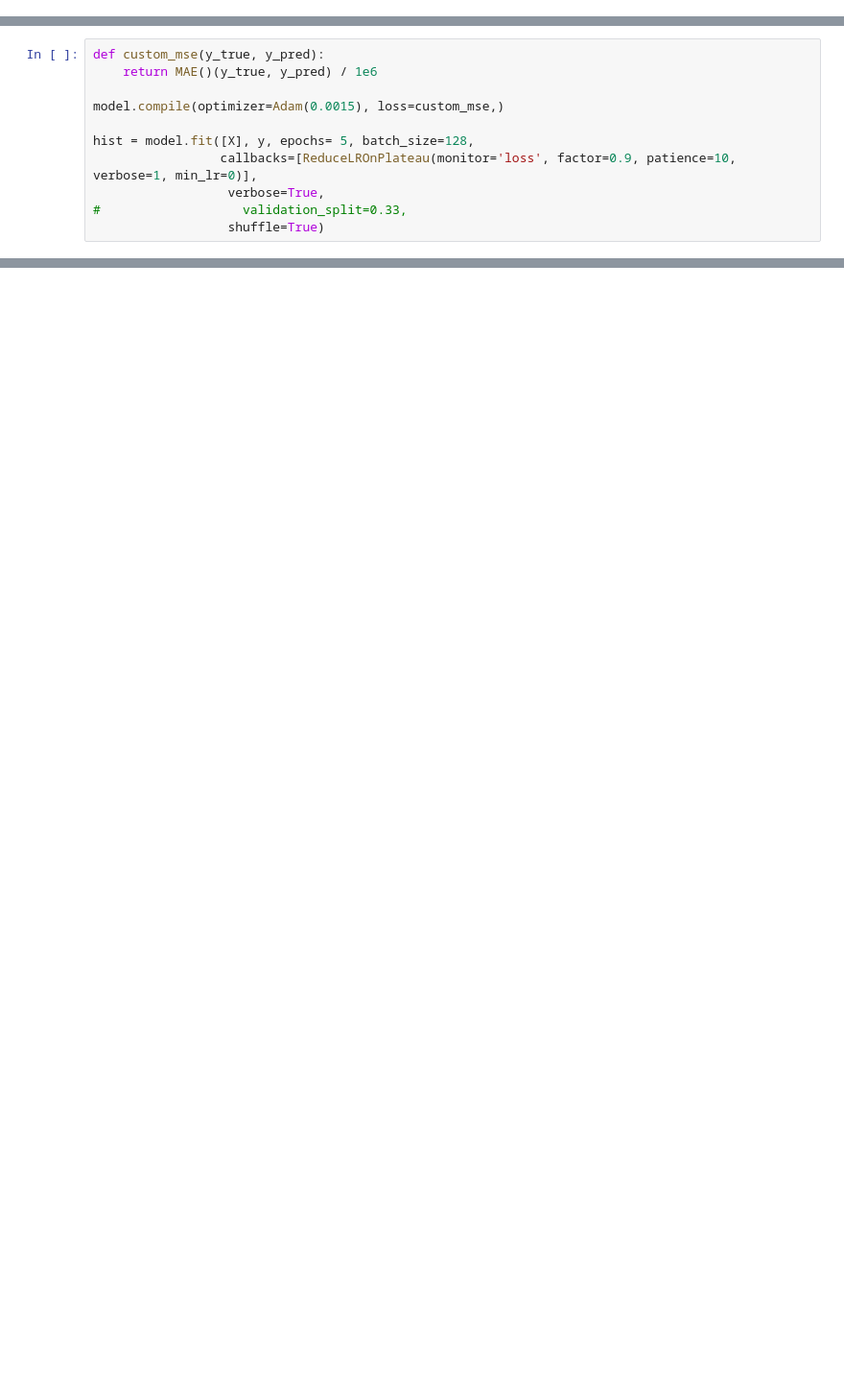
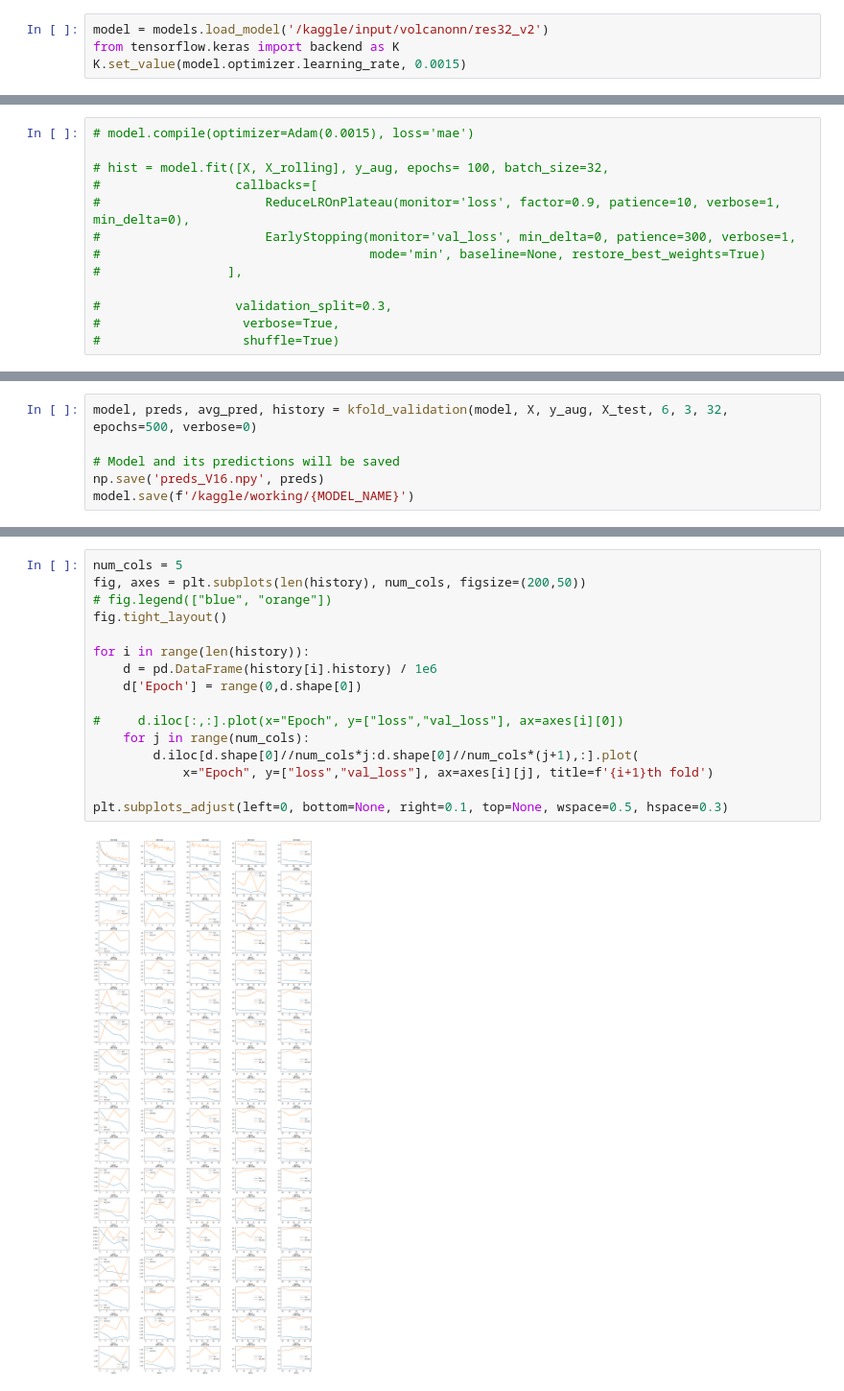
Before and after one commit to damoonsh/Volcano, a Jupyter notebook: volcano.ipynb, the cells around one changed output, grey strips where cells are left out. Shown at 96% size. Drawn from its saved outputs; the diff is of its cells as text; blank space fills up the shorter version.

```diff
--- a/volcano.ipynb
+++ b/volcano.ipynb
@@ -171,0 +232,4 @@ MAE()(y_true, y_pred) / 1e6
+# %%
+model = models.load_model('/kaggle/input/volcanonn/res32_v2')
+from tensorflow.keras import backend as K
+K.set_value(model.optimizer.learning_rate, 0.0015)
@@ -172,11 +240,13 @@ MAE()(y_true, y_pred) / 1e6
 # %%
-def custom_mse(y_true, y_pred):
-    return MAE()(y_true, y_pred) / 1e6
+# model.compile(optimizer=Adam(0.0015), loss='mae')
 
-model.compile(optimizer=Adam(0.0015), loss=custom_mse,)
+# hist = model.fit([X, X_rolling], y_aug, epochs= 100, batch_size=32,
+#                  callbacks=[
+#                      ReduceLROnPlateau(monitor='loss', factor=0.9, patience=10, verbose=1, min_delta=0),
+#                      EarlyStopping(monitor='val_loss', min_delta=0, patience=300, verbose=1,
+#                                    mode='min', baseline=None, restore_best_weights=True)
+#                 ],
 
-hist = model.fit([X], y, epochs= 5, batch_size=128,
-                 callbacks=[ReduceLROnPlateau(monitor='loss', factor=0.9, patience=10, verbose=1, min_lr=0)],
-                  verbose=True,
-#                   validation_split=0.33,
-                  shuffle=True)
+#                  validation_split=0.3,
+#                   verbose=True,
+#                   shuffle=True)
@@ -203,0 +336,6 @@ AttributeError: 'list' object has no attribute 'plot'
+# %%
+model, preds, avg_pred, history = kfold_validation(model, X, y_aug, X_test, 6, 3, 32, epochs=500, verbose=0)
+
+# Model and its predictions will be saved
+np.save('preds_V16.npy', preds)
+model.save(f'/kaggle/working/{MODEL_NAME}')
@@ -203,0 +362,18 @@ AttributeError: 'list' object has no attribute 'plot'
+# %%
+num_cols = 5
+fig, axes = plt.subplots(len(history), num_cols, figsize=(200,50))
+# fig.legend(["blue", "orange"])
+fig.tight_layout()
+
+for i in range(len(history)):
+    d = pd.DataFrame(history[i].history) / 1e6
+    d['Epoch'] = range(0,d.shape[0])
+
+#     d.iloc[:,:].plot(x="Epoch", y=["loss","val_loss"], ax=axes[i][0])
+    for j in range(num_cols):
+        d.iloc[d.shape[0]//num_cols*j:d.shape[0]//num_cols*(j+1),:].plot(
+            x="Epoch", y=["loss","val_loss"], ax=axes[i][j], title=f'{i+1}th fold')
+
+plt.subplots_adjust(left=0, bottom=None, right=0.1, top=None, wspace=0.5, hspace=0.3)
+# %% [output]
+[figure, added]
```
Also changed, not shown: parts of 26 cells of this notebook.
